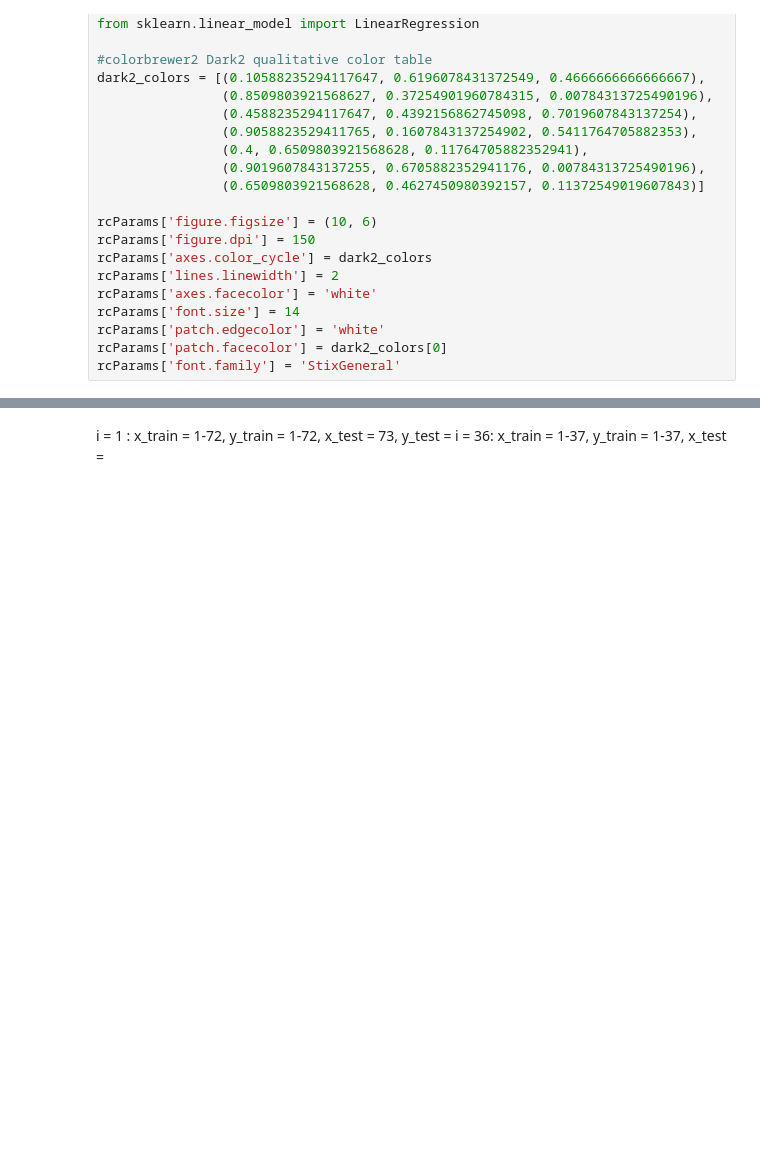
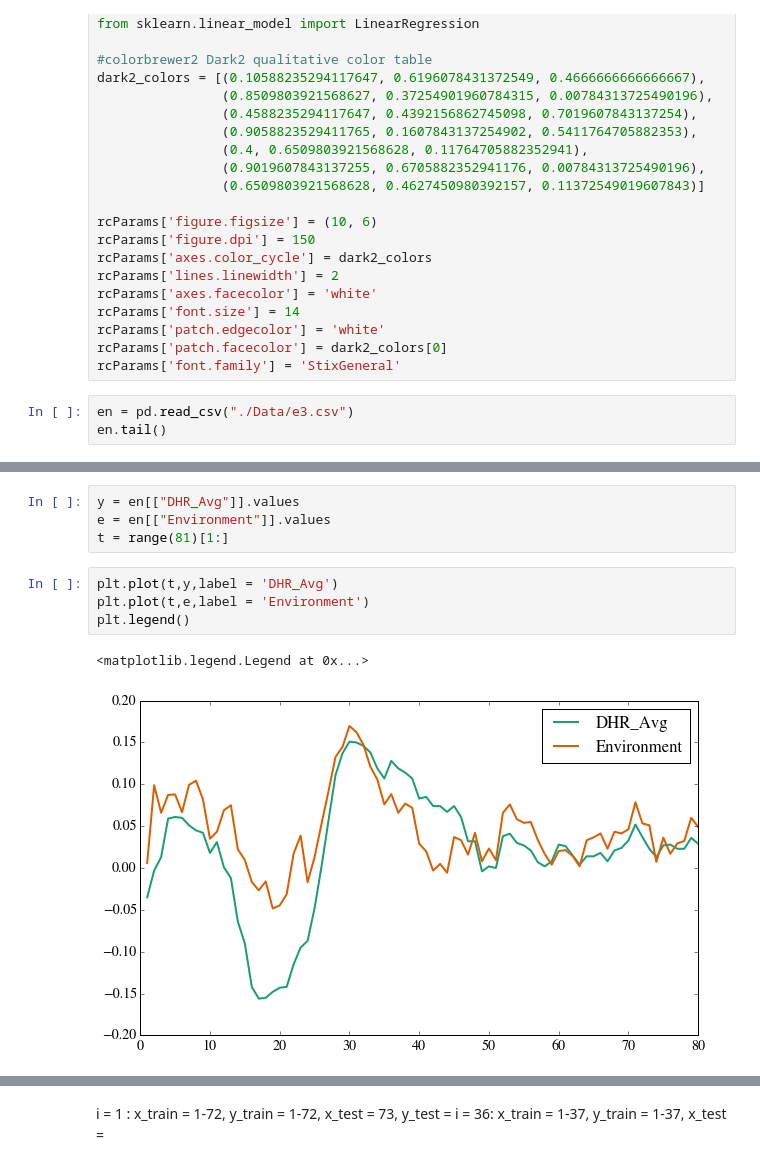
Before and after one commit to DickLeopard/ELP, a Jupyter notebook: Environment.ipynb, the cells around one changed output, grey strips where cells are left out. Drawn from its saved outputs; the diff is of its cells as text; blank space fills up the shorter version.

```diff
--- a/Environment.ipynb
+++ b/Environment.ipynb
@@ -32,3 +32,6 @@ rcParams['font.size'] = 14
 rcParams['patch.edgecolor'] = 'white'
 rcParams['patch.facecolor'] = dark2_colors[0]
 rcParams['font.family'] = 'StixGeneral'
+# %%
+en = pd.read_csv("./Data/e3.csv")
+en.tail()
@@ -35 +45,12 @@ rcParams['font.family'] = 'StixGeneral'
+# %%
+y = en[["DHR_Avg"]].values
+e = en[["Environment"]].values
+t = range(81)[1:]
+# %%
+plt.plot(t,y,label = 'DHR_Avg')
+plt.plot(t,e,label = 'Environment')
+plt.legend()
+# %% [output]
+<matplotlib.legend.Legend at 0x...>
+[figure, added]
 # %%
```
Also changed, not shown: parts of 8 cells of this notebook.
